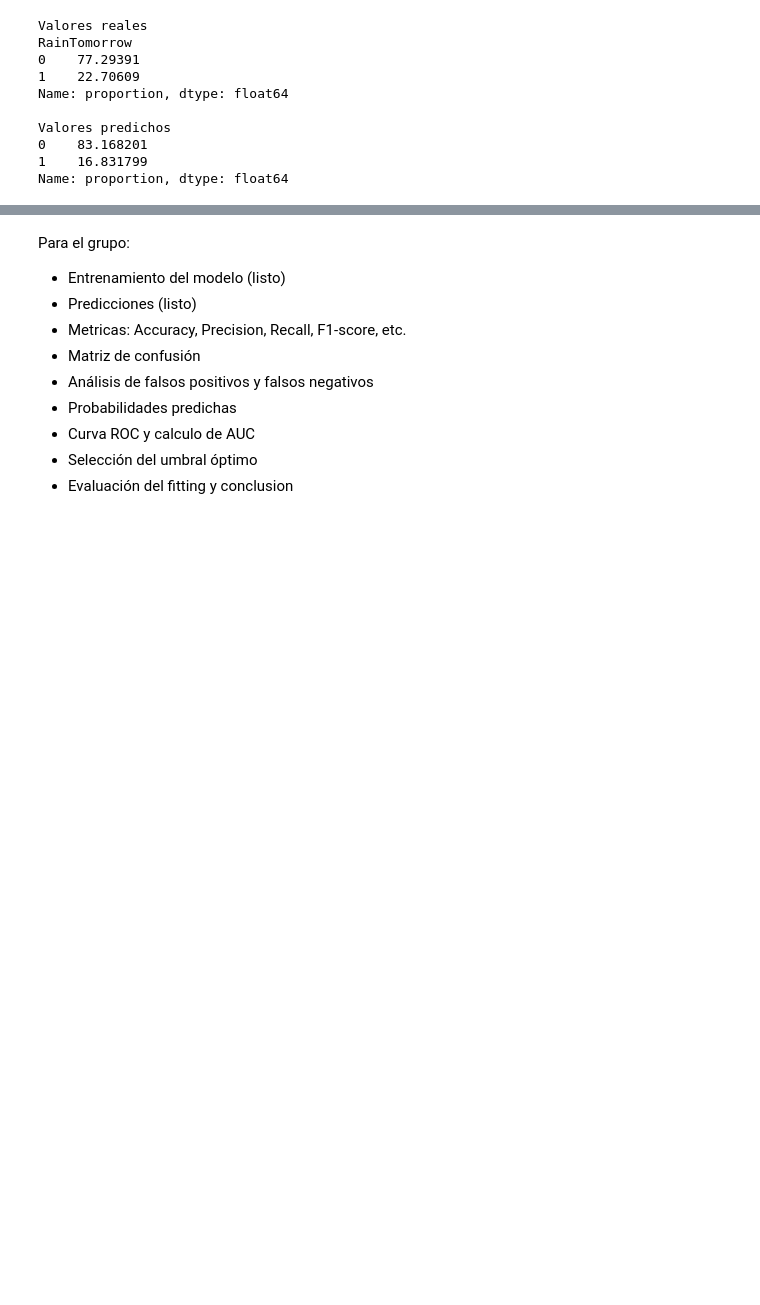
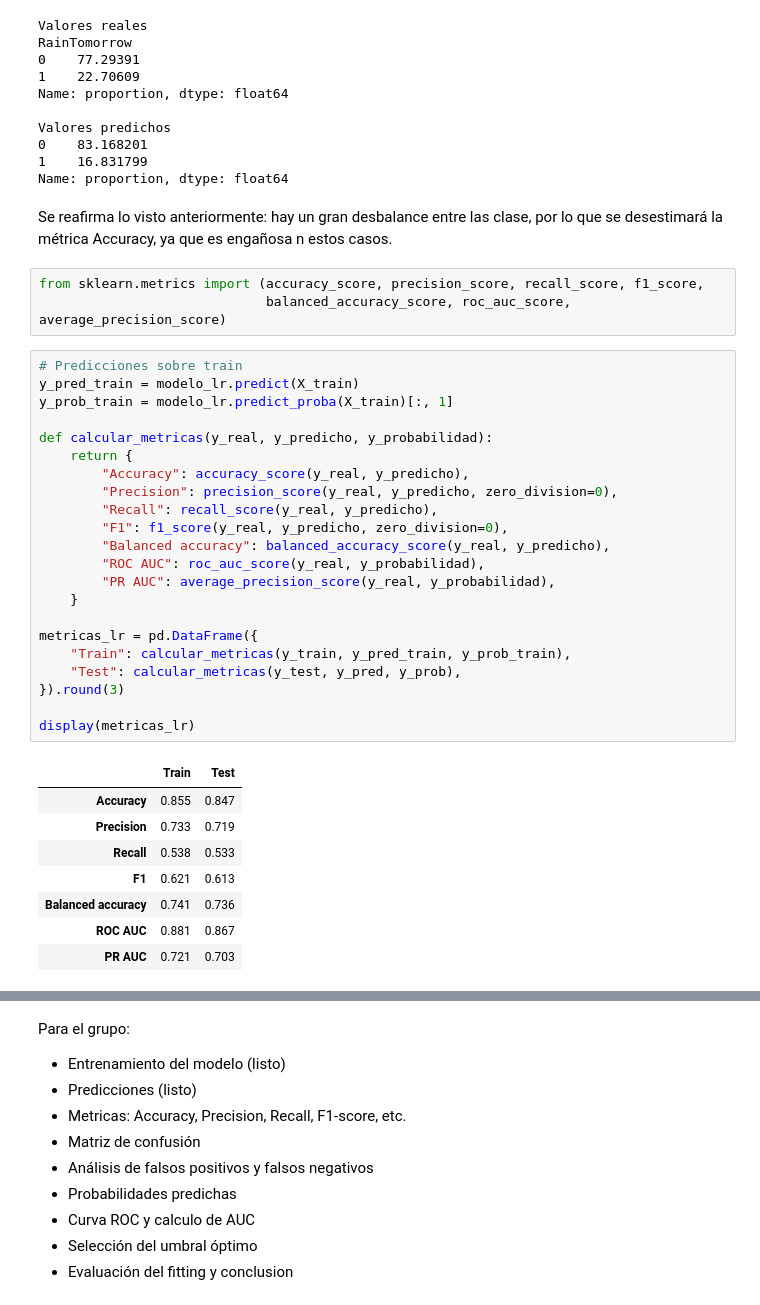
Before and after one commit to AlvaTF/TP-AA1-Ruiz-Toledo-Mendoza, a Jupyter notebook: TP_2/TP_clasificacion_AA1.ipynb, the cells around one changed output, grey strips where cells are left out. Cells and saved outputs as stored; diff of their text form; blank space fills up the shorter version.

Commit message:
Métricas sobre mod. de reg. log. y codigo introd. p/mod. base

```diff
--- a/TP_2/TP_clasificacion_AA1.ipynb
+++ b/TP_2/TP_clasificacion_AA1.ipynb
@@ -1029,3 +1029,39 @@ Valores predichos
 0    83.168201
 1    16.831799
 Name: proportion, dtype: float64
+# %% [markdown]
+Se reafirma lo visto anteriormente: hay un gran desbalance entre las clase, por lo que se desestimará la métrica Accuracy, ya que es engañosa n estos casos.
+# %%
+from sklearn.metrics import (accuracy_score, precision_score, recall_score, f1_score,
+                             balanced_accuracy_score, roc_auc_score, average_precision_score)
+# %%
+# Predicciones sobre train
+y_pred_train = modelo_lr.predict(X_train)
+y_prob_train = modelo_lr.predict_proba(X_train)[:, 1]
+
+def calcular_metricas(y_real, y_predicho, y_probabilidad):
+    return {
+        "Accuracy": accuracy_score(y_real, y_predicho),
+        "Precision": precision_score(y_real, y_predicho, zero_division=0),
+        "Recall": recall_score(y_real, y_predicho),
+        "F1": f1_score(y_real, y_predicho, zero_division=0),
+        "Balanced accuracy": balanced_accuracy_score(y_real, y_predicho),
+        "ROC AUC": roc_auc_score(y_real, y_probabilidad),
+        "PR AUC": average_precision_score(y_real, y_probabilidad),
+    }
+
+metricas_lr = pd.DataFrame({
+    "Train": calcular_metricas(y_train, y_pred_train, y_prob_train),
+    "Test": calcular_metricas(y_test, y_pred, y_prob),
+}).round(3)
+
+display(metricas_lr)
+# %% [output]
+|  | Train | Test |
+| Accuracy | 0.855 | 0.847 |
+| Precision | 0.733 | 0.719 |
+| Recall | 0.538 | 0.533 |
+| F1 | 0.621 | 0.613 |
+| Balanced accuracy | 0.741 | 0.736 |
+| ROC AUC | 0.881 | 0.867 |
+| PR AUC | 0.721 | 0.703 |
```
Also changed, not shown: parts of 20 cells of this notebook.
